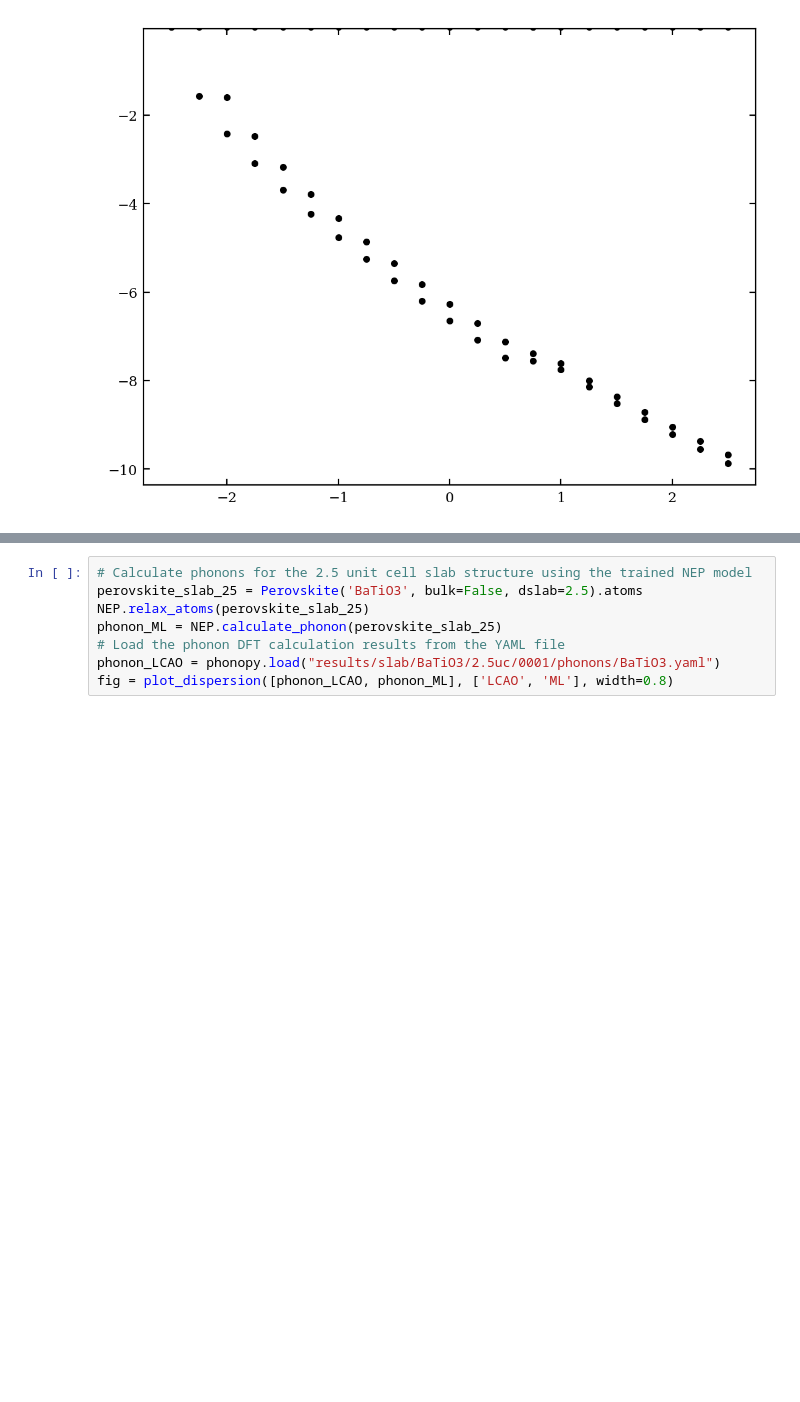
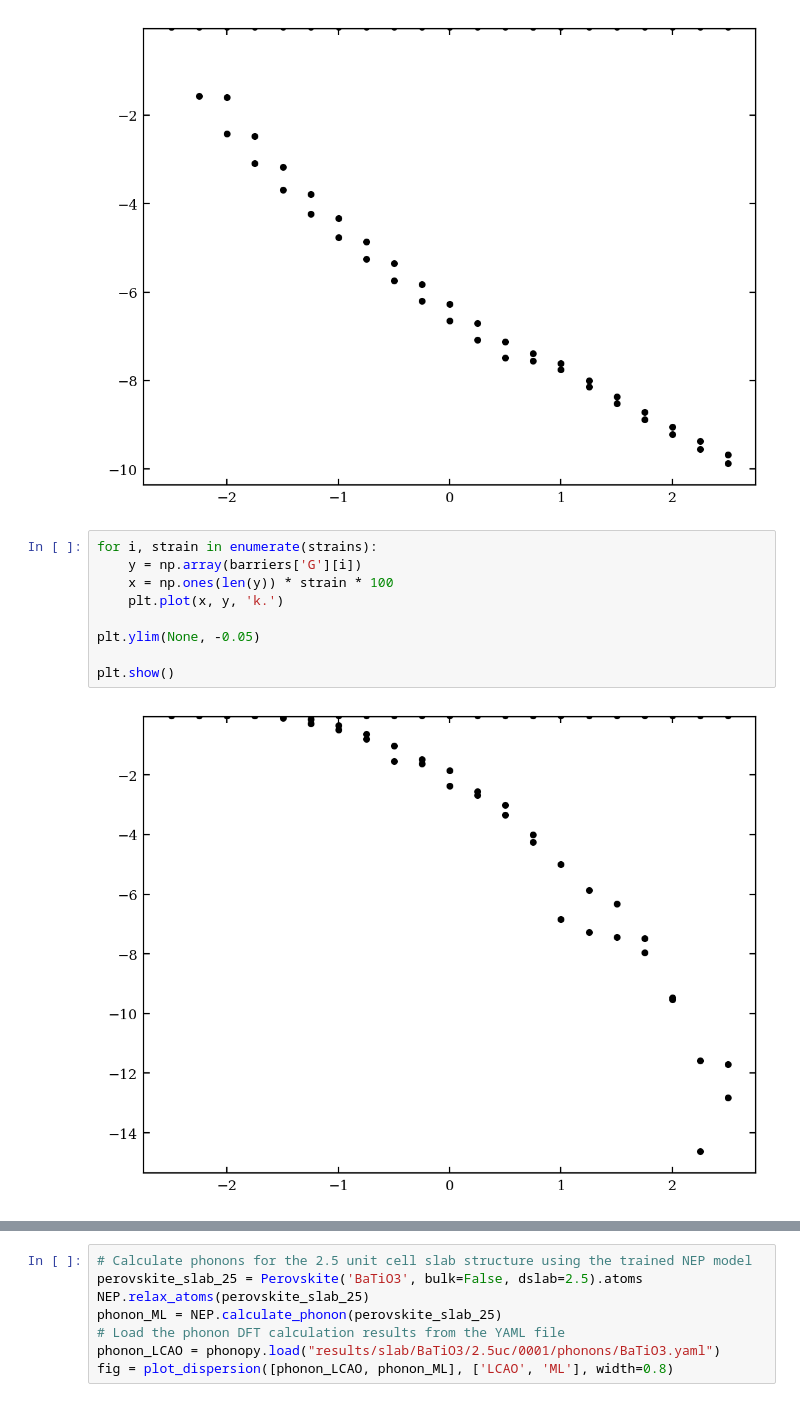
Before and after one commit to ThomasRavnborg/OxideSlabs, a Jupyter notebook: MLtraining.ipynb, the cells around one changed output, grey strips where cells are left out. Cells and saved outputs as stored; diff of their text form; blank space fills up the shorter version.

```diff
--- a/MLtraining.ipynb
+++ b/MLtraining.ipynb
@@ -1785,6 +1795,17 @@ plt.ylim(None, -0.05)
 plt.show()
 # %% [output]
 [figure]
+# %%
+for i, strain in enumerate(strains):
+    y = np.array(barriers['G'][i])
+    x = np.ones(len(y)) * strain * 100
+    plt.plot(x, y, 'k.')
+
+plt.ylim(None, -0.05)
+
+plt.show()
+# %% [output]
+[figure, added]
 # %%
 indx = np.where(strains == 0)[0][0]
 perovskite_slab_15 = Perovskite('BaTiO3', bulk=False, dslab=1.5)
```
Also changed, not shown: parts of 12 cells of this notebook, 1 other file.
